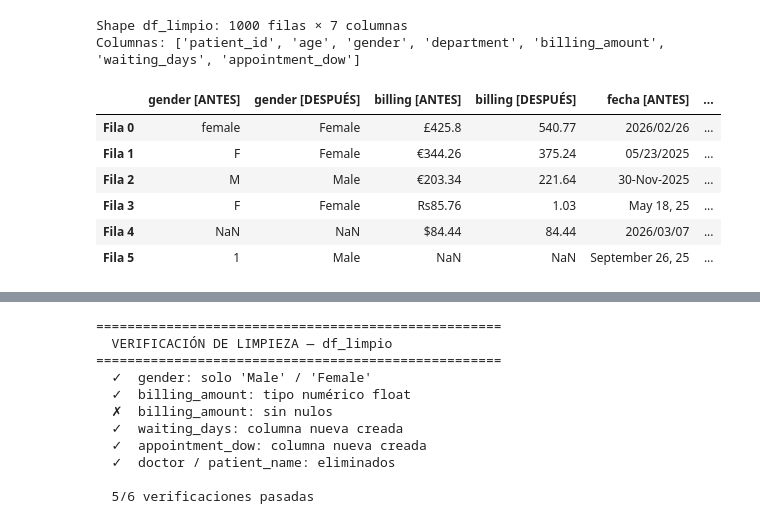
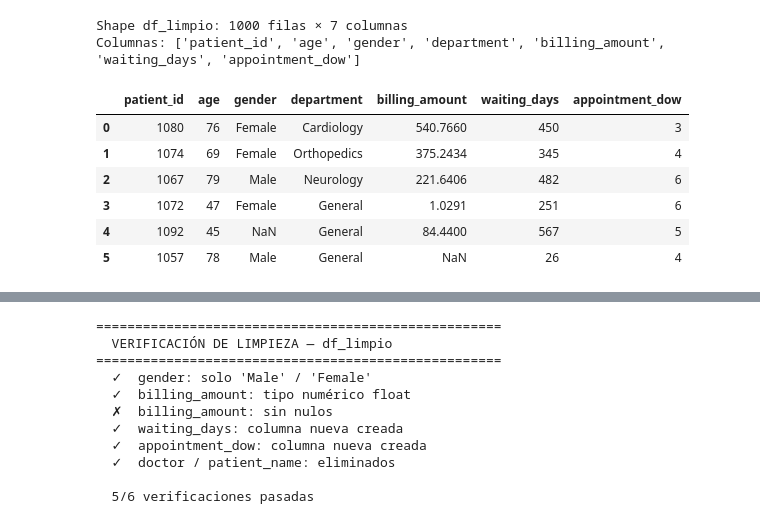
Before and after one commit to GiulianoLopresti/EDA-Messy-Clinic-Appointments, a Jupyter notebook: notebooks/02_Pipelines.ipynb, the cells around one changed output, grey strips where cells are left out. Cells and saved outputs as stored; diff of their text form; code cells hidden in the pictures.

```diff
--- a/notebooks/02_Pipelines.ipynb
+++ b/notebooks/02_Pipelines.ipynb
@@ -286,26 +286,15 @@ Shape df_limpio: 1000 filas × 7 columnas
 Columnas: ['patient_id', 'age', 'gender', 'department', 'billing_amount', 'waiting_days', 'appointment_dow']
 # %%
 # Tabla lado a lado: muestra 6 filas del CSV original vs df_limpio
-comparacion = pd.DataFrame({
-    # ── ANTES ──────────────────────────────────
-    'gender  [ANTES]':        df_raw['gender'].head(6).values,
-    'gender  [DESPUÉS]':      df_limpio['gender'].head(6).values,
-    'billing [ANTES]':        df_raw['billing_amount'].head(6).values,
-    'billing [DESPUÉS]':      df_limpio['billing_amount'].head(6).round(2).values,
-    'fecha   [ANTES]':        df_raw['appointment_date'].head(6).values,
-    'waiting_days [NUEVA]':   df_limpio['waiting_days'].head(6).values,
-})
-
-comparacion.index = [f"Fila {i}" for i in range(6)]
-comparacion
+df_limpio.head(6)
 # %% [output]
-|  | gender [ANTES] | gender [DESPUÉS] | billing [ANTES] | billing [DESPUÉS] | fecha [ANTES] | ... |
-| Fila 0 | female | Female | £425.8 | 540.77 | 2026/02/26 | ... |
-| Fila 1 | F | Female | €344.26 | 375.24 | 05/23/2025 | ... |
-| Fila 2 | M | Male | €203.34 | 221.64 | 30-Nov-2025 | ... |
-| Fila 3 | F | Female | Rs85.76 | 1.03 | May 18, 25 | ... |
-| Fila 4 | NaN | NaN | $84.44 | 84.44 | 2026/03/07 | ... |
-| Fila 5 | 1 | Male | NaN | NaN | September 26, 25 | ... |
+|  | patient_id | age | gender | department | billing_amount | waiting_days | appointment_dow |
+| 0 | 1080 | 76 | Female | Cardiology | 540.7660 | 450 | 3 |
+| 1 | 1074 | 69 | Female | Orthopedics | 375.2434 | 345 | 4 |
+| 2 | 1067 | 79 | Male | Neurology | 221.6406 | 482 | 6 |
+| 3 | 1072 | 47 | Female | General | 1.0291 | 251 | 6 |
+| 4 | 1092 | 45 | NaN | General | 84.4400 | 567 | 5 |
+| 5 | 1057 | 78 | Male | General | NaN | 26 | 4 |
 # %%
 # Vista general del df_limpio: tipos, nulos y estadísticas
 print("=== Información del df_limpio ===")
```
Also changed, not shown: parts of 2 cells of this notebook, 1 other file.
